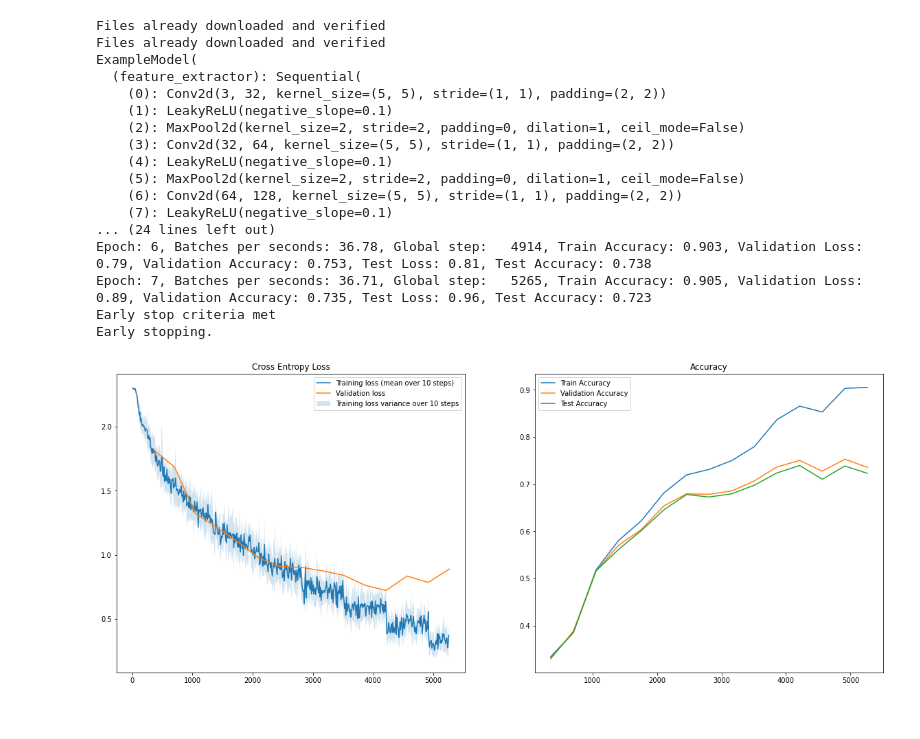
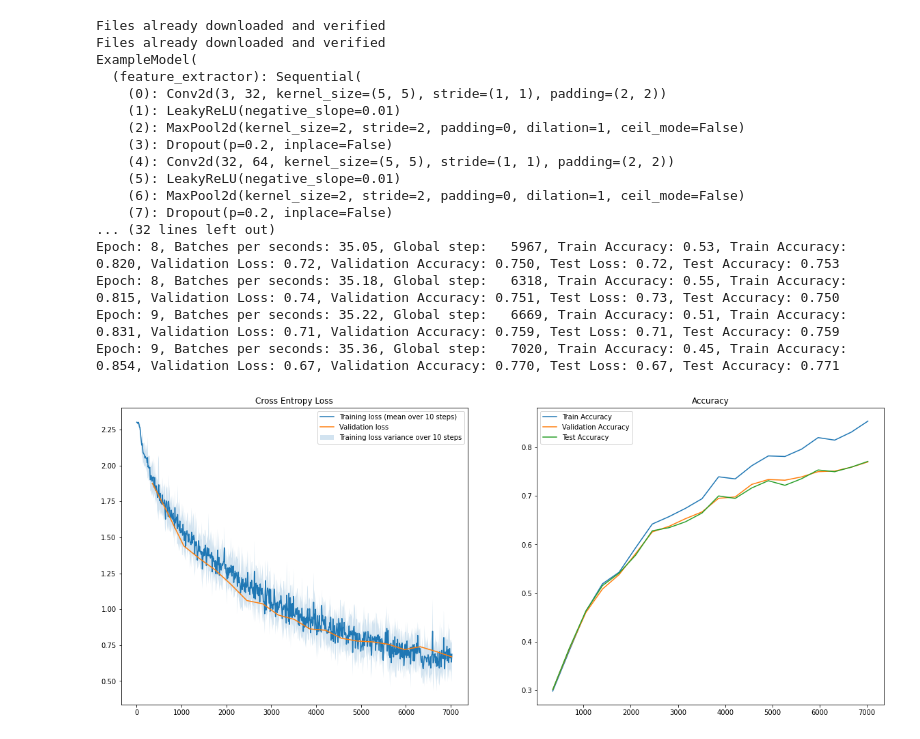
Before and after one commit to matmons/TDT4265, a Jupyter notebook: assignment3/task3_network2.ipynb, the cells around one changed output. Drawn from its saved outputs; the diff is of its cells as text; code cells hidden in the pictures.

```diff
--- a/assignment3/task3_network2.ipynb
+++ b/assignment3/task3_network2.ipynb
@@ -37,6 +37,7 @@ class ExampleModel(nn.Module):
                 kernel_size=2,
                 stride=2
             ),
+            nn.Dropout(p=0.2),
             nn.Conv2d(
                 in_channels=num_filters,
                 out_channels=64,
@@ -50,6 +51,7 @@ class ExampleModel(nn.Module):
                 kernel_size=2,
                 stride=2
             ),
+            nn.Dropout(p=0.2),
             nn.Conv2d(
                 in_channels=64,
                 out_channels=128,
@@ -63,6 +65,7 @@ class ExampleModel(nn.Module):
                 kernel_size=2,
                 stride=2
             ),
+            nn.Dropout(p=0.2),
             nn.Conv2d(
                 in_channels=128,
                 out_channels=256,
@@ -75,7 +78,8 @@ class ExampleModel(nn.Module):
             nn.MaxPool2d(
                 kernel_size=2,
                 stride=2
-            )
+            ),
+            nn.Dropout(p=0.2)
         )
         # The output of feature_extractor will be [batch_size, num_filters, 16, 16]
         self.num_output_features = 2*2*256#8*8*784 #32*32*32
@@ -88,6 +92,7 @@ class ExampleModel(nn.Module):
             nn.Linear(self.num_output_features, 64),
             #nn.ReLU(),
             nn.LeakyReLU(0.01),
+            nn.Dropout(p=0.2),
             nn.Linear(64, num_classes)
         )
 
@@ -128,42 +133,42 @@ def create_plots(trainer: Trainer, name: str):
     plt.show()
 
 
 if __name__ == "__main__":
     # Set the random generator seed (parameters, shuffling etc).
     # You can try to change this and check if you still get the same result!
     utils.set_seed(0)
     epochs = 10
     batch_size = 64
     learning_rate = 5e-2
     early_stop_count = 4
     dataloaders = load_cifar10(batch_size)
     model = ExampleModel(image_channels=3, num_classes=10)
     trainer = Trainer(
         batch_size,
         learning_rate,
         early_stop_count,
         epochs,
         model,
         dataloaders
     )
     trainer.train()
     create_plots(trainer, "task3_network2")
 # %% [output]
 Files already downloaded and verified
 Files already downloaded and verified
 ExampleModel(
   (feature_extractor): Sequential(
     (0): Conv2d(3, 32, kernel_size=(5, 5), stride=(1, 1), padding=(2, 2))
-    (1): LeakyReLU(negative_slope=0.1)
+    (1): LeakyReLU(negative_slope=0.01)
     (2): MaxPool2d(kernel_size=2, stride=2, padding=0, dilation=1, ceil_mode=False)
-    (3): Conv2d(32, 64, kernel_size=(5, 5), stride=(1, 1), padding=(2, 2))
-    (4): LeakyReLU(negative_slope=0.1)
-    (5): MaxPool2d(kernel_size=2, stride=2, padding=0, dilation=1, ceil_mode=False)
-    (6): Conv2d(64, 128, kernel_size=(5, 5), stride=(1, 1), padding=(2, 2))
-    (7): LeakyReLU(negative_slope=0.1)
-... (24 lines left out)
-Epoch: 6, Batches per seconds: 36.78, Global step:   4914, Train Accuracy: 0.903, Validation Loss: 0.79, Validation Accuracy: 0.753, Test Loss: 0.81, Test Accuracy: 0.738
-Epoch: 7, Batches per seconds: 36.71, Global step:   5265, Train Accuracy: 0.905, Validation Loss: 0.89, Validation Accuracy: 0.735, Test Loss: 0.96, Test Accuracy: 0.723
-Early stop criteria met
-Early stopping.
+    (3): Dropout(p=0.2, inplace=False)
+    (4): Conv2d(32, 64, kernel_size=(5, 5), stride=(1, 1), padding=(2, 2))
+    (5): LeakyReLU(negative_slope=0.01)
+    (6): MaxPool2d(kernel_size=2, stride=2, padding=0, dilation=1, ceil_mode=False)
+    (7): Dropout(p=0.2, inplace=False)
+... (32 lines left out)
+Epoch: 8, Batches per seconds: 35.05, Global step:   5967, Train Accuracy: 0.53, Train Accuracy: 0.820, Validation Loss: 0.72, Validation Accuracy: 0.750, Test Loss: 0.72, Test Accuracy: 0.753
+Epoch: 8, Batches per seconds: 35.18, Global step:   6318, Train Accuracy: 0.55, Train Accuracy: 0.815, Validation Loss: 0.74, Validation Accuracy: 0.751, Test Loss: 0.73, Test Accuracy: 0.750
+Epoch: 9, Batches per seconds: 35.22, Global step:   6669, Train Accuracy: 0.51, Train Accuracy: 0.831, Validation Loss: 0.71, Validation Accuracy: 0.759, Test Loss: 0.71, Test Accuracy: 0.759
+Epoch: 9, Batches per seconds: 35.36, Global step:   7020, Train Accuracy: 0.45, Train Accuracy: 0.854, Validation Loss: 0.67, Validation Accuracy: 0.770, Test Loss: 0.67, Test Accuracy: 0.771
-[figure, old version]
+[figure, new version]
```
Also changed, not shown: 18 other files.
